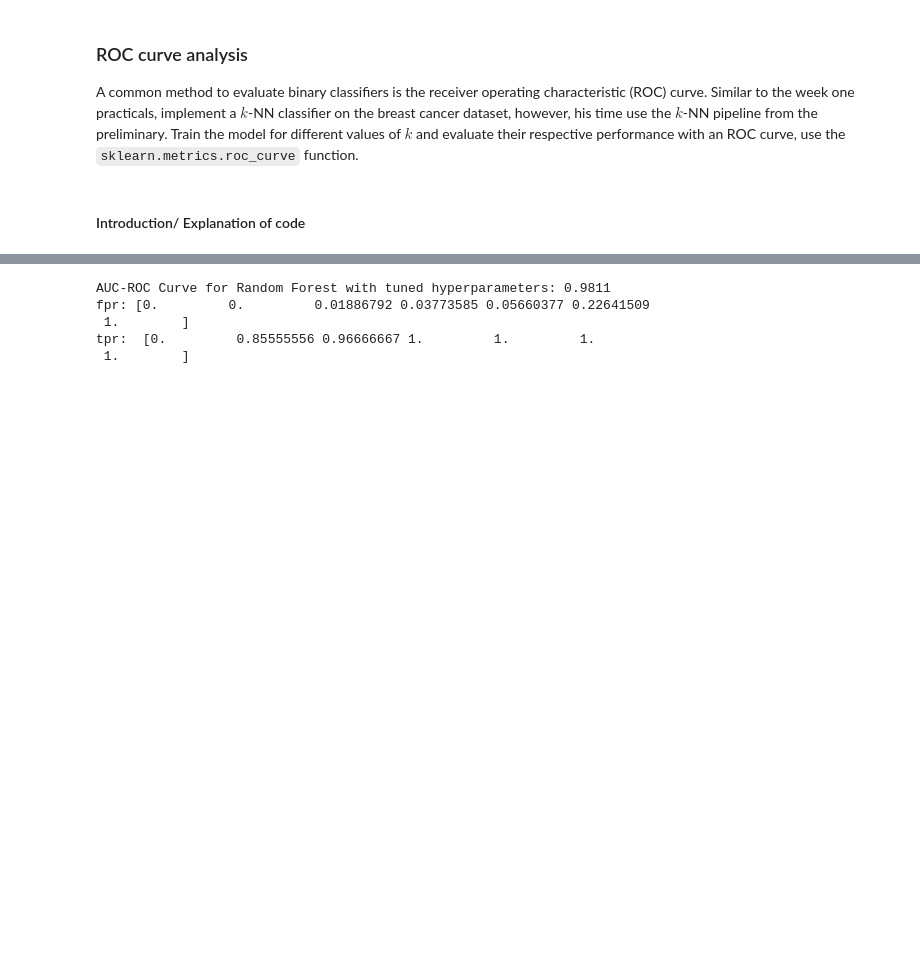
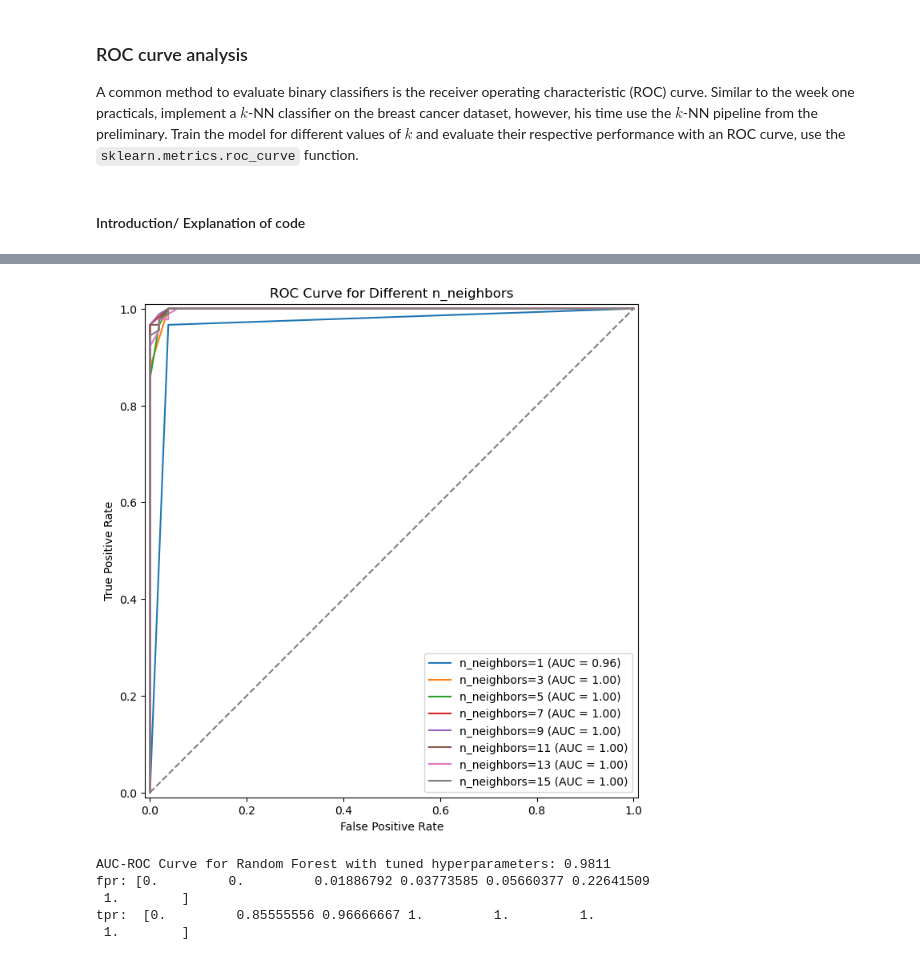
Before and after one commit to ShreyaSajid/8dm50-machine-learning, a Jupyter notebook: practicals/week_2.ipynb, the cells around one changed output, grey strips where cells are left out. Cells and saved outputs as stored; diff of their text form; code cells hidden in the pictures; blank space fills up the shorter version.

Commit message:
trying different stuff v2

```diff
--- a/practicals/week_2.ipynb
+++ b/practicals/week_2.ipynb
@@ -261,19 +269,0 @@ print(cv_results)
-# %%
-from sklearn import neighbors, metrics
-from sklearn.pipeline import Pipeline
-from sklearn.preprocessing import StandardScaler
-from sklearn.model_selection import GridSearchCV
-import pandas as pd
-
-knn = neighbors.KNeighborsClassifier(n_neighbors=3)
-scaler = StandardScaler()
-model = Pipeline([
-				 ("scaler", scaler),
-				 ("knn", knn)
-				])
-model.fit(X_bc_train, y_bc_train)
-y_bc_predict = model.predict(X_bc_test)
-
-model_grid= GridSearchCV(estimator = model, param_grid = {'knn__n_neighbors': [1, 3, 5, 7, 9, 11, 13, 15]}, cv = 5)
-model_grid.fit(X_bc_train, y_bc_train)
-pd.DataFrame(model_grid.cv_results_)
@@ -308,0 +270,51 @@ Cross Validation Recall standard deviation:  0.019772624392229123
+# %%
+import matplotlib.pyplot as plt
+import pandas as pd
+from sklearn.metrics import roc_curve, auc, RocCurveDisplay
+
+# Function to plot ROC curves and visualize FPR, TPR, and Thresholds
+def plot_roc(grid_search, X_test, y_test):
+    # Get the list of neighbors used in grid search
+    neighbors_list = grid_search.param_grid['knn__n_neighbors']
+
+    plt.figure(figsize=(8, 8))
+
+    for i, neighbors in enumerate(neighbors_list):
+        # Get the model corresponding to this neighbors value
+        model = grid_search.best_estimator_.set_params(knn__n_neighbors=neighbors)
+        model.fit(X_bc_train, y_bc_train)  # Refit with this neighbor value
+
+        # Predict probabilities for the test set
+        y_proba = model.predict_proba(X_test)[:, 1]
+
+        # Compute ROC curve, AUC, and Thresholds
+        fpr, tpr, thresholds = roc_curve(y_test, y_proba)
+        roc_auc = auc(fpr, tpr)
+
+        # Print as table for each neighbors value using pandas DataFrame
+        data = {
+            'False Positive Rate (FPR)': fpr,
+            'True Positive Rate (TPR)': tpr,
+            'Thresholds': thresholds
+        }
+        df = pd.DataFrame(data)
+        print(f'n_neighbors={neighbors}')
+        print(df)
+        print("-" * 60)
+
+        # Plot the ROC curve using RocCurveDisplay
+        display = RocCurveDisplay(fpr=fpr, tpr=tpr, roc_auc=roc_auc, estimator_name=f'n_neighbors={neighbors}')
+        display.plot(ax=plt.gca())  # Plot on the current axis
+
+    # Plot the diagonal line representing random guessing
+    plt.plot([0, 1], [0, 1], color='gray', linestyle='--')
+
+    plt.xlabel('False Positive Rate')
+    plt.ylabel('True Positive Rate')
+    plt.title('ROC Curve for Different n_neighbors')
+    plt.show()
+
+
+# Call the function to plot ROC curves and visualize thresholds
+plot_roc(model_grid, X_bc_test, y_bc_test)
+# %% [output]
@@ -309,3 +338,4 @@ Cross Validation Recall standard deviation:  0.019772624392229123
+[figure, added]
 # %%
 from sklearn.metrics import roc_auc_score
 ROCAUCscore = roc_auc_score(y_bc_test, y_bc_predict)
```
Also changed, not shown: parts of 4 cells of this notebook.
